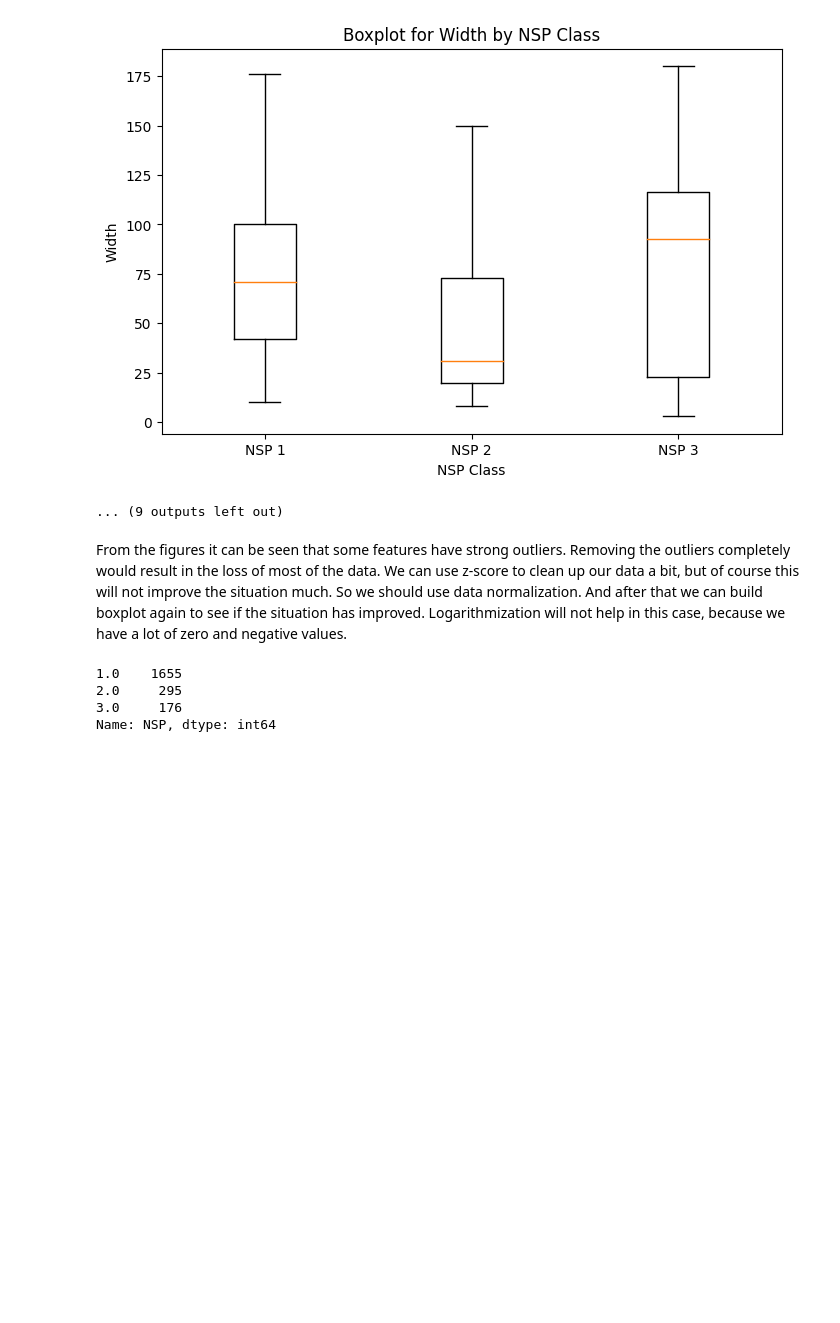
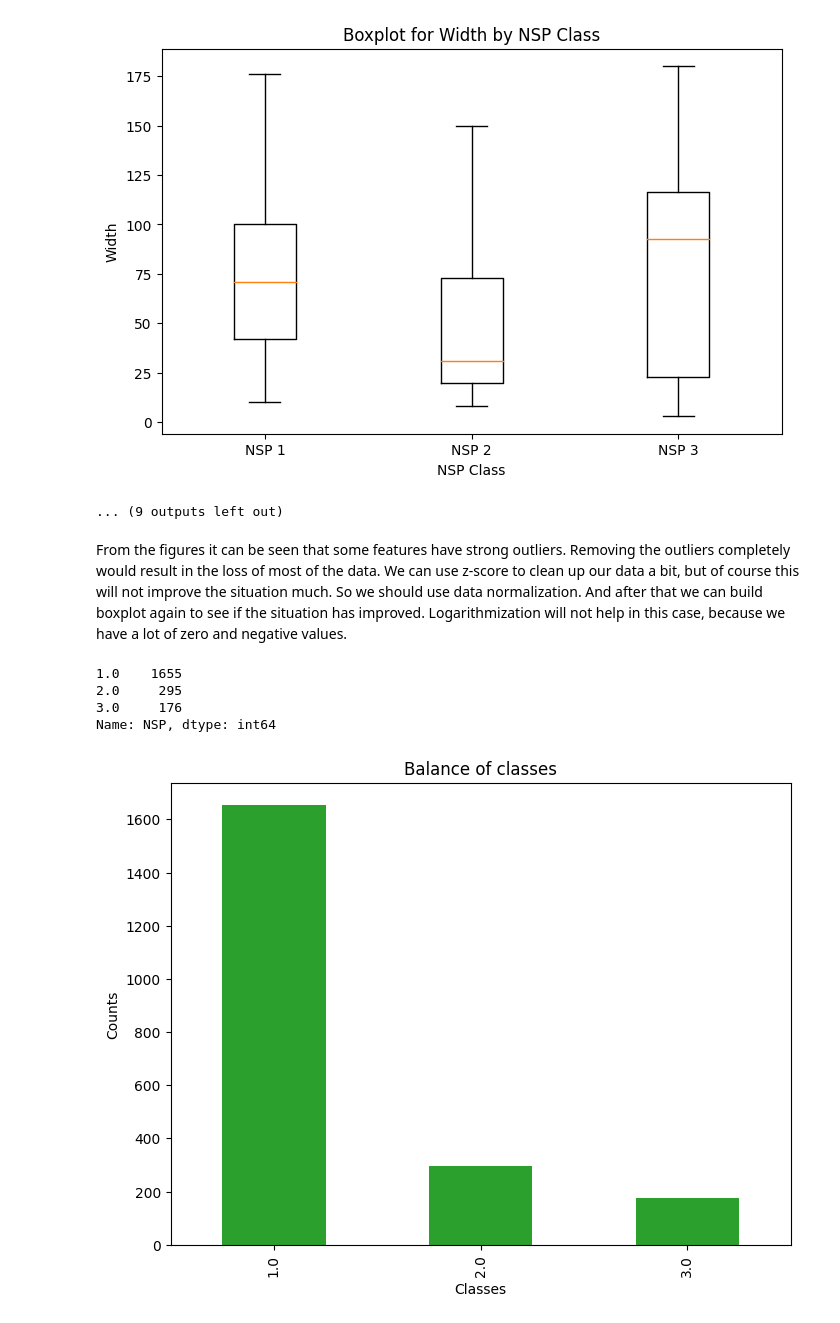
Before and after one commit to SergeyHSE/BaggingAndNLP.github.io, a Jupyter notebook: LogRegCardiotocography.ipynb, the cells around one changed output. Cells and saved outputs as stored; diff of their text form; code cells hidden in the pictures; blank space fills up the shorter version.

```diff
--- a/LogRegCardiotocography.ipynb
+++ b/LogRegCardiotocography.ipynb
@@ -178,3 +178,12 @@ NSP_count
 2.0     295
 3.0     176
 Name: NSP, dtype: int64
+# %%
+plt.figure(figsize=(8, 6))
+NSP_count.plot(kind='bar', color='tab:green')
+plt.title('Balance of classes')
+plt.xlabel('Classes')
+plt.ylabel('Counts')
+plt.show()
+# %% [output]
+[figure, added]
```
